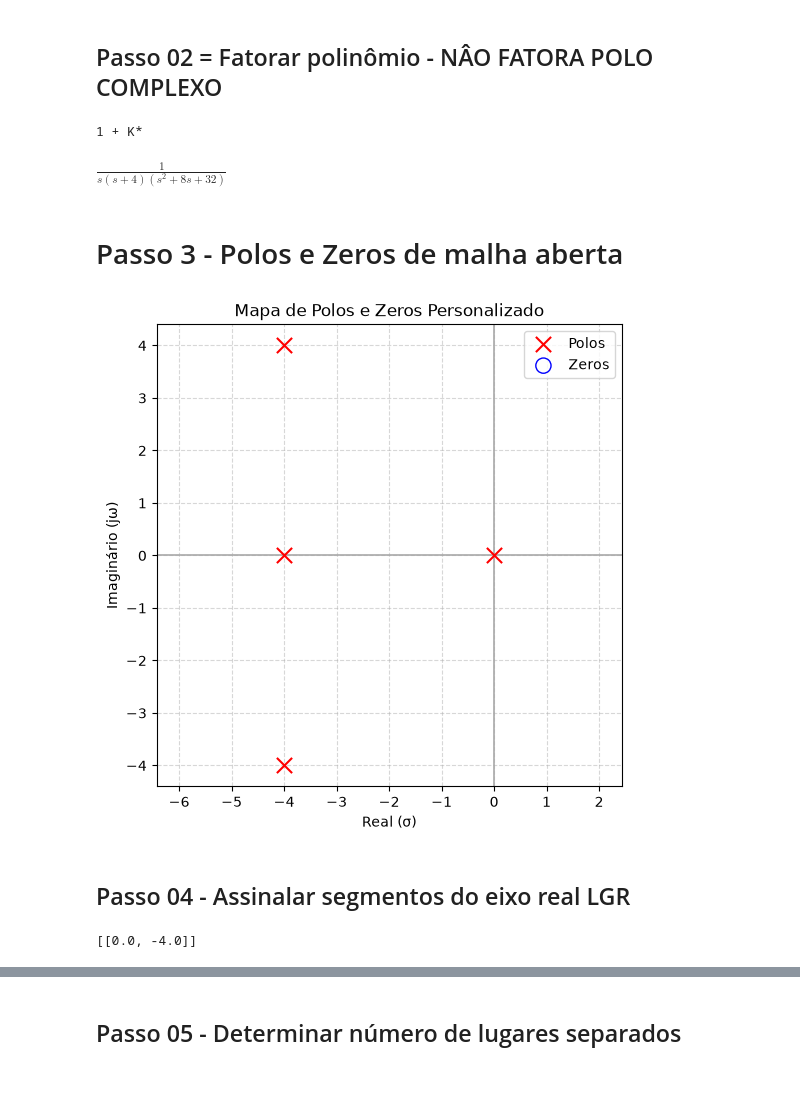
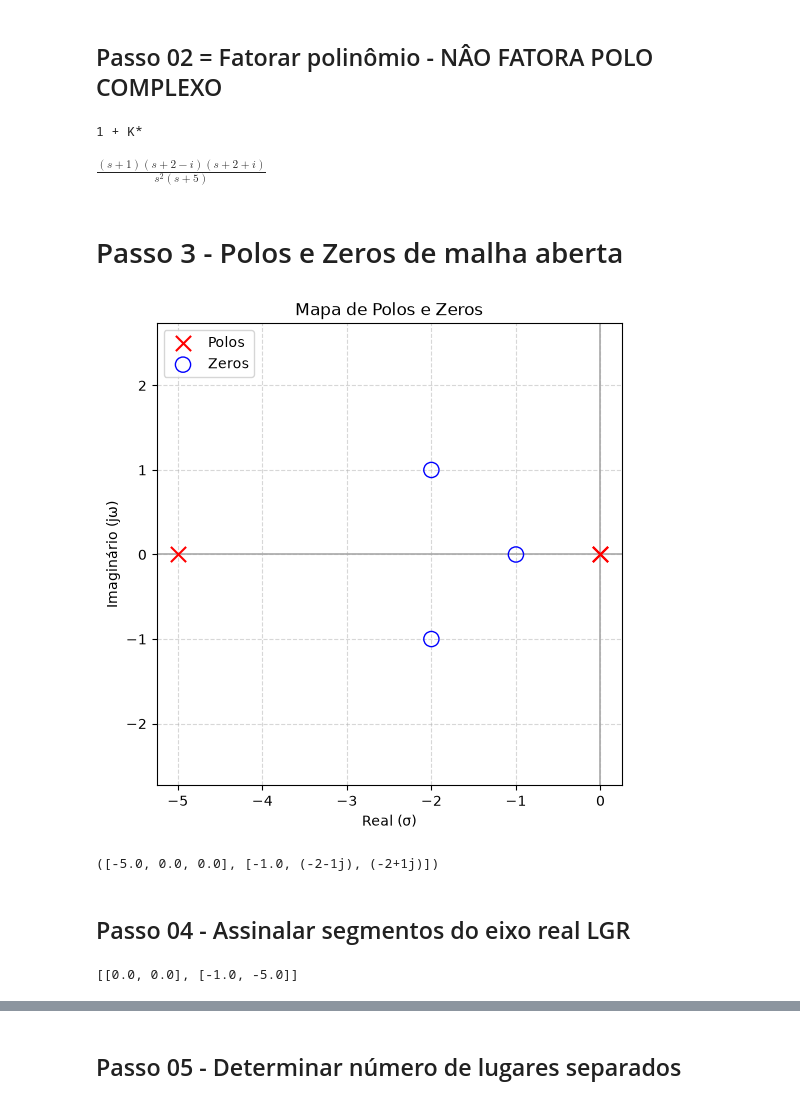
Before and after one commit to HelenaNotFunny/LGR, a Jupyter notebook: grafico.ipynb, the cells around one changed output, grey strips where cells are left out. Saved outputs shown, nothing was run; the diff lists cells and outputs as text; code cells hidden in the pictures.

```diff
--- a/grafico.ipynb
+++ b/grafico.ipynb
@@ -108,45 +110,49 @@ $\displaystyle \frac{1}{\left(s + 4\right) \left(s^{3} + 8 s^{2} + 32 s\right)}$
 # %% [markdown]
 ## Passo 02 = Fatorar polinômio - NÂO FATORA POLO COMPLEXO
 # %%
-fatorado = sp.factor(ft)
+fatorado = sp.factor(ft, extension=sp.I)
 print("1 + K*")
 fatorado
 # %% [output]
 1 + K*
-$\displaystyle \frac{1}{s \left(s + 4\right) \left(s^{2} + 8 s + 32\right)}$
+$\displaystyle \frac{\left(s + 1\right) \left(s + 2 - i\right) \left(s + 2 + i\right)}{s^{2} \left(s + 5\right)}$
 # %% [markdown]
 # Passo 3 - Polos e Zeros de malha aberta
 # %%
 # 1. Extrai as coordenadas numéricas reais e imaginárias do SymPy
 zeros, polos = pole_zero_numerical_data(fatorado)
 
 def grafico_base():
     # 2. Cria o gráfico nativo no Matplotlib
     fig, ax = plt.subplots(figsize=(6, 6)) # Modificar limites
 
     # Desenha os Polos (X vermelho) e Zeros (O azul)
     ax.scatter([p.real for p in polos], [p.imag for p in polos],
             marker='x', color='red', s=120, label='Polos', zorder=3)
     ax.scatter([z.real for z in zeros], [z.imag for z in zeros],
             marker='o', color='blue', facecolors='none', s=120, label='Zeros', zorder=3)
 
     ax.axhline(0, color='darkgray', linewidth=1.2) # Linha do Eixo Real
     ax.axvline(0, color='darkgray', linewidth=1.2) # Linha do Eixo Imaginário
 
     # Configurações visuais finais do gráfico
     ax.grid(True, linestyle='--', alpha=0.5)
     ax.set_xlabel('Real (σ)')
     ax.set_ylabel('Imaginário (jω)')
-    ax.set_title('Mapa de Polos e Zeros Personalizado')
+    ax.set_title(f'Mapa de Polos e Zeros')
     ax.axis('equal') # Garante proporção 1:1 perfeita no plano complexo
     ax.legend()
     return ax
 
 
 grafico_base()
 plt.show()
 # %% [output]
-[figure, old version]
+[figure, new version]
+# %%
+polos, zeros
+# %% [output]
+([-5.0, 0.0, 0.0], [-1.0, (-2-1j), (-2+1j)])
 # %% [markdown]
 ## Passo 04 - Assinalar segmentos do eixo real LGR
 # %%
@@ -171,7 +177,7 @@ def lgr_real(polos, zeros, grande = -20):
     return linhas
 lgr_real(polos, zeros)
 # %% [output]
-[[0.0, -4.0]]
+[[0.0, 0.0], [-1.0, -5.0]]
 # %%
 def passo04():
     ax = grafico_base()
```
Also changed, not shown: parts of 29 cells of this notebook.
